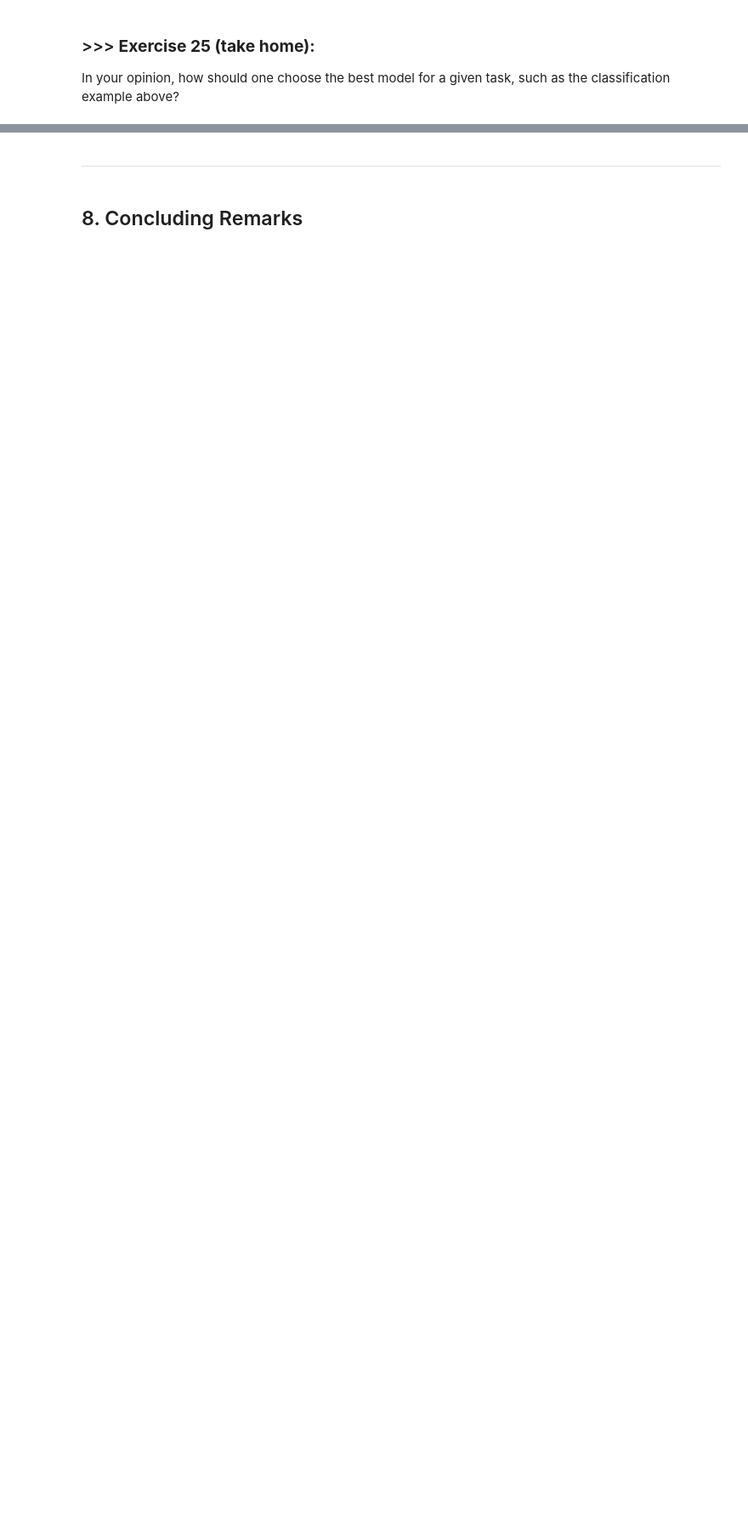
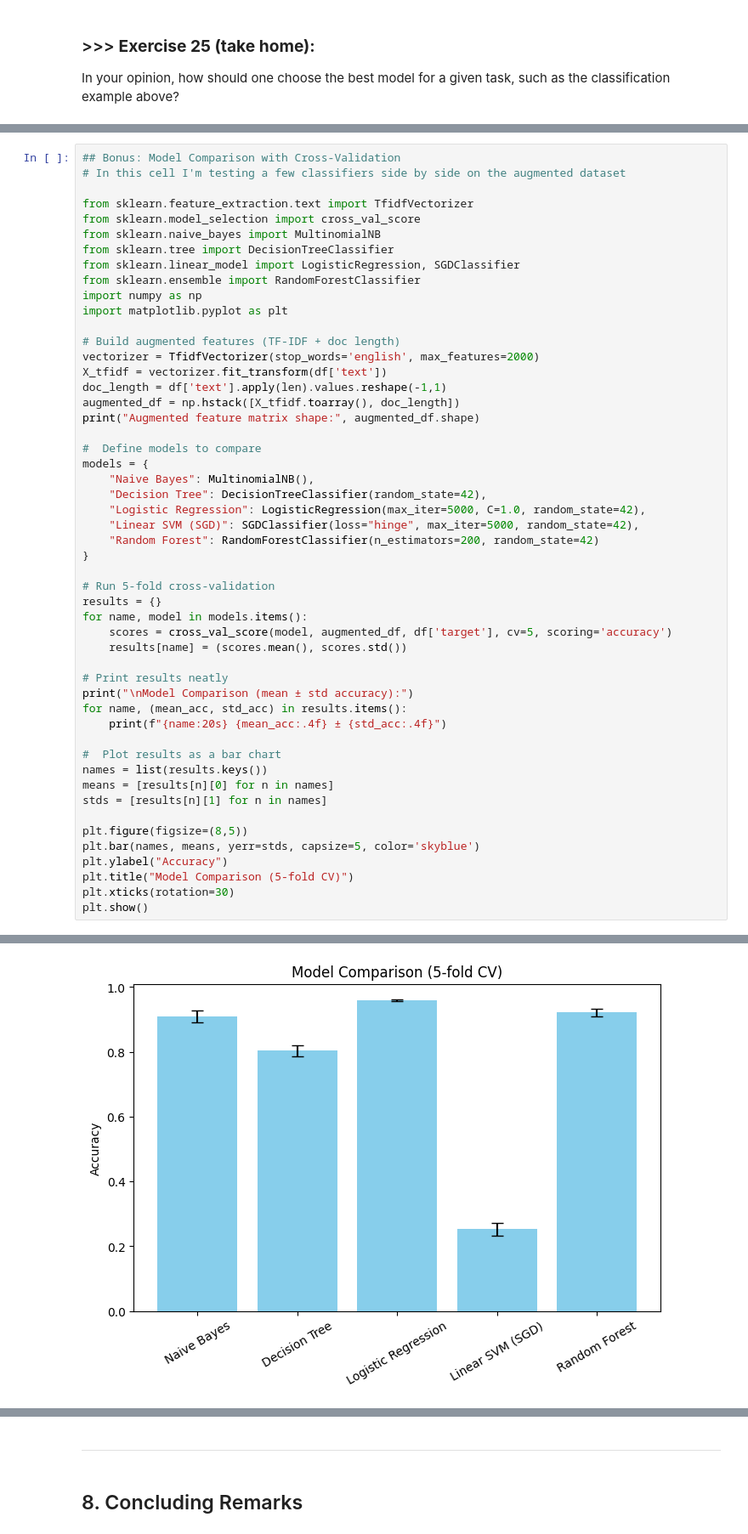
Before and after one commit to Kalthuma007/DM2025-Lab1-Exercise, a Jupyter notebook: DM2025-Lab1-Master.ipynb, the cells around one changed output, grey strips where cells are left out. Shown at 85% size. Saved outputs shown, nothing was run; the diff lists cells and outputs as text; blank space fills up the shorter version.

```diff
--- a/DM2025-Lab1-Master.ipynb
+++ b/DM2025-Lab1-Master.ipynb
@@ -1895,0 +2144,52 @@ In the classification example above, Naive Bayes is preferred for text data beca
+# %%
+## Bonus: Model Comparison with Cross-Validation
+# In this cell I'm testing a few classifiers side by side on the augmented dataset
+
+from sklearn.feature_extraction.text import TfidfVectorizer
+from sklearn.model_selection import cross_val_score
+from sklearn.naive_bayes import MultinomialNB
+from sklearn.tree import DecisionTreeClassifier
+from sklearn.linear_model import LogisticRegression, SGDClassifier
+from sklearn.ensemble import RandomForestClassifier
+import numpy as np
+import matplotlib.pyplot as plt
+
+# Build augmented features (TF-IDF + doc length)
+vectorizer = TfidfVectorizer(stop_words='english', max_features=2000)
+X_tfidf = vectorizer.fit_transform(df['text'])
+doc_length = df['text'].apply(len).values.reshape(-1,1)
+augmented_df = np.hstack([X_tfidf.toarray(), doc_length])
+print("Augmented feature matrix shape:", augmented_df.shape)
+
+#  Define models to compare
+models = {
+    "Naive Bayes": MultinomialNB(),
+    "Decision Tree": DecisionTreeClassifier(random_state=42),
+    "Logistic Regression": LogisticRegression(max_iter=5000, C=1.0, random_state=42),
+    "Linear SVM (SGD)": SGDClassifier(loss="hinge", max_iter=5000, random_state=42),
+    "Random Forest": RandomForestClassifier(n_estimators=200, random_state=42)
+}
+
+# Run 5-fold cross-validation
+results = {}
+for name, model in models.items():
+    scores = cross_val_score(model, augmented_df, df['target'], cv=5, scoring='accuracy')
+    results[name] = (scores.mean(), scores.std())
+
+# Print results neatly
+print("\nModel Comparison (mean ± std accuracy):")
+for name, (mean_acc, std_acc) in results.items():
+    print(f"{name:20s} {mean_acc:.4f} ± {std_acc:.4f}")
+
+#  Plot results as a bar chart
+names = list(results.keys())
+means = [results[n][0] for n in names]
+stds = [results[n][1] for n in names]
+
+plt.figure(figsize=(8,5))
+plt.bar(names, means, yerr=stds, capsize=5, color='skyblue')
+plt.ylabel("Accuracy")
+plt.title("Model Comparison (5-fold CV)")
+plt.xticks(rotation=30)
+plt.show()
+# %% [output]
@@ -1895,0 +2204 @@ In the classification example above, Naive Bayes is preferred for text data beca
+[figure, added]
```
Also changed, not shown: parts of 34 cells of this notebook, 9 other files.
